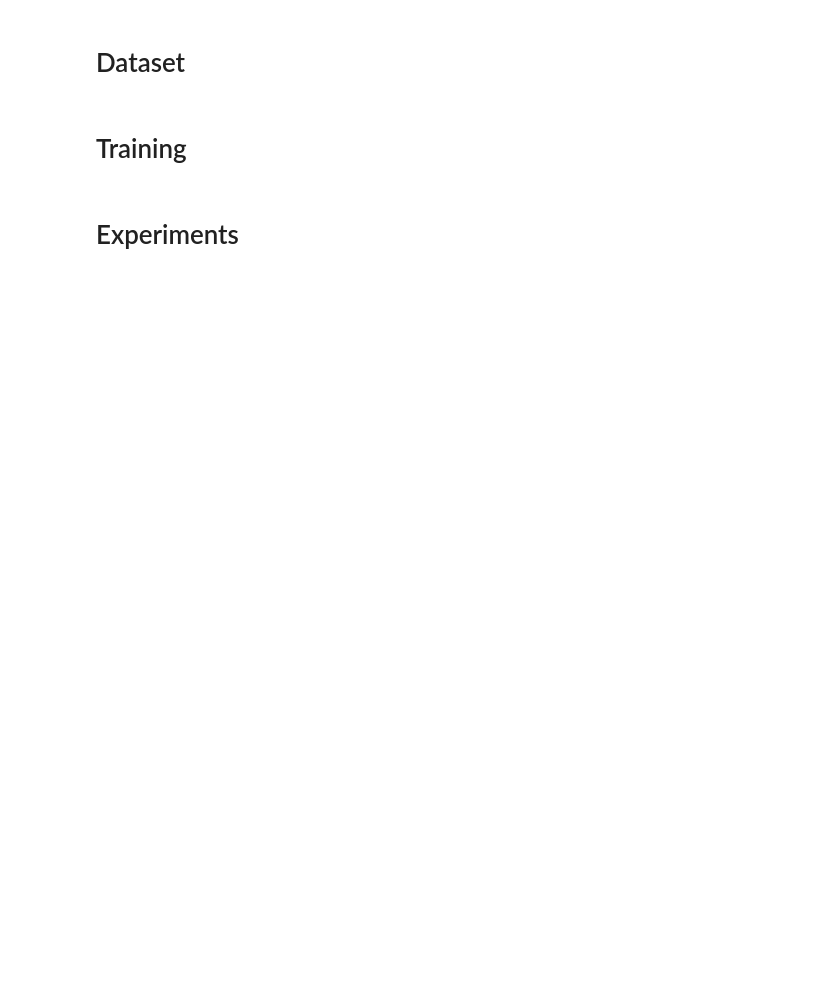
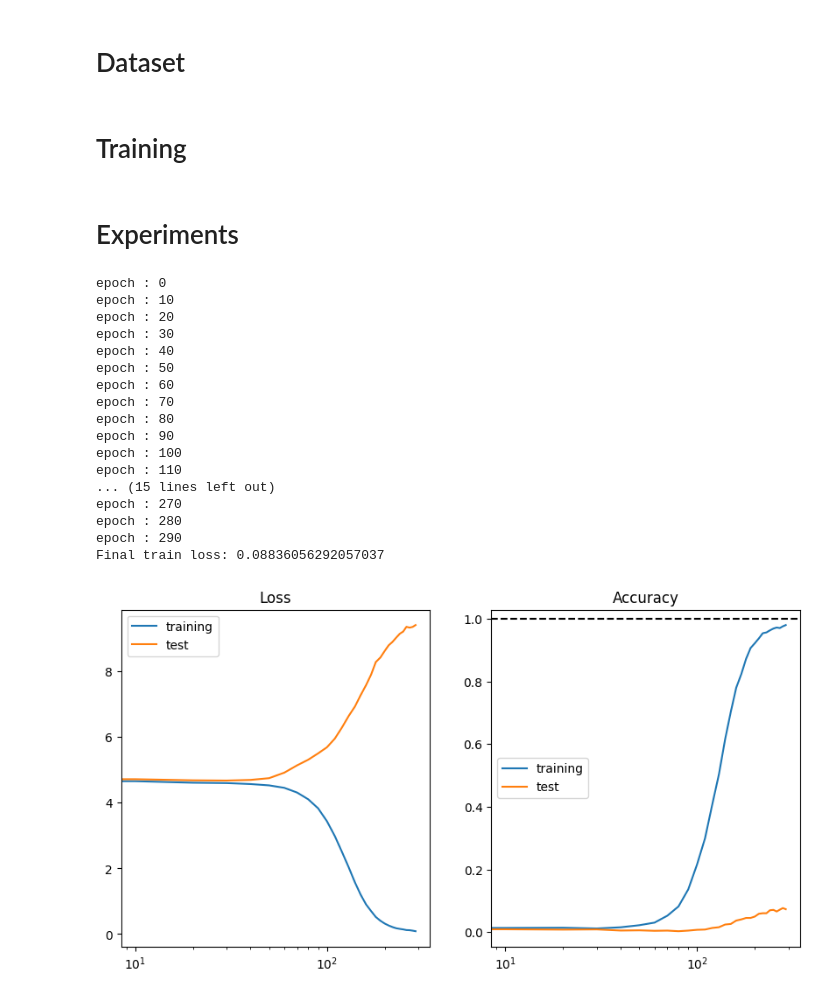
Before and after one commit to sydneyhauke/ML_proj2, a Jupyter notebook: diego.ipynb, the cells around one changed output. Cells and saved outputs as stored; diff of their text form; code cells hidden in the pictures; blank space fills up the shorter version.

```diff
--- a/diego.ipynb
+++ b/diego.ipynb
@@ -17,18 +19,19 @@ The autoreload extension is already loaded. To reload it, use:
 # %% [markdown]
 # Dataset
 # %%
-def create_dataset(operator: Callable[[int, int], int], group_size: int, ):
+def create_dataset(operator: Callable[[int, int], int], group_size: int, y_zero=True):
     """
     Create a complete dataset for the given operator on a group of the given size.
     """
+    y_start = 0 if y_zero else 1
     data = {
         (x, y): operator(x, y)
         for x in range(group_size)
-        for y in range(group_size)
+        for y in range(y_start, group_size)
     }
 
-    inputs = torch.tensor(list(data.keys()))
-    outputs = torch.tensor(list(data.values()))
+    inputs = torch.tensor(list(data.keys())).to(device)
+    outputs = torch.tensor(list(data.values())).to(device)
 
     return inputs, outputs
 # %%
@@ -107,28 +119,39 @@ def train(epochs, model, optimizer, data: Dataset, logs: TrainingLog):
 # %%
-group_size = 11
-dmodel = 128
-split = 0.8
+data_x, data_y = create_dataset(lambda x, y: (x + y) % group_size, group_size)
+data_add = split_dataset(data_x, data_y, split)
 
-data_x, data_y = create_dataset(lambda x, y: (x + y) % group_size, group_size)
-data = split_dataset(data_x, data_y, split)
-
-model = Transformer(
+model_add = Transformer(
     voc_size=group_size,
     embedding_size=dmodel,
     depth=2,
     heads=4,
     # pos_encoder=torch.eye(2, dmodel),
     mlp_dims=[4 * dmodel],
-)
+).to(device)
+optimizer_add = torch.optim.AdamW(model_add.parameters(), lr=lr, weight_decay=wd)
 
-epochs = 300
-lr = 0.02
-wd = 0.01
-optimizer = torch.optim.SGD(model.parameters(), lr=lr, weight_decay=wd)
-
-logs = TrainingLog()
-train(epochs, model, optimizer, data, logs)
-print(f"Final train loss: {logs.train_losses[-1]}")
-logs.plot()
+logs_add = TrainingLog()
+train(epochs, model_add, optimizer_add, data_add, logs_add)
+print(f"Final train loss: {logs_add.train_losses[-1]}")
+logs_add.plot()
+# %% [output]
+epoch : 0
+epoch : 10
+epoch : 20
+epoch : 30
+epoch : 40
+epoch : 50
+epoch : 60
+epoch : 70
+epoch : 80
+epoch : 90
+epoch : 100
+epoch : 110
+... (15 lines left out)
+epoch : 270
+epoch : 280
+epoch : 290
+Final train loss: 0.08836056292057037
+[figure, added]
 # %%
 # Re-run this as many times as desired to continue training
```
Also changed, not shown: parts of 19 cells of this notebook, 3 other files.
